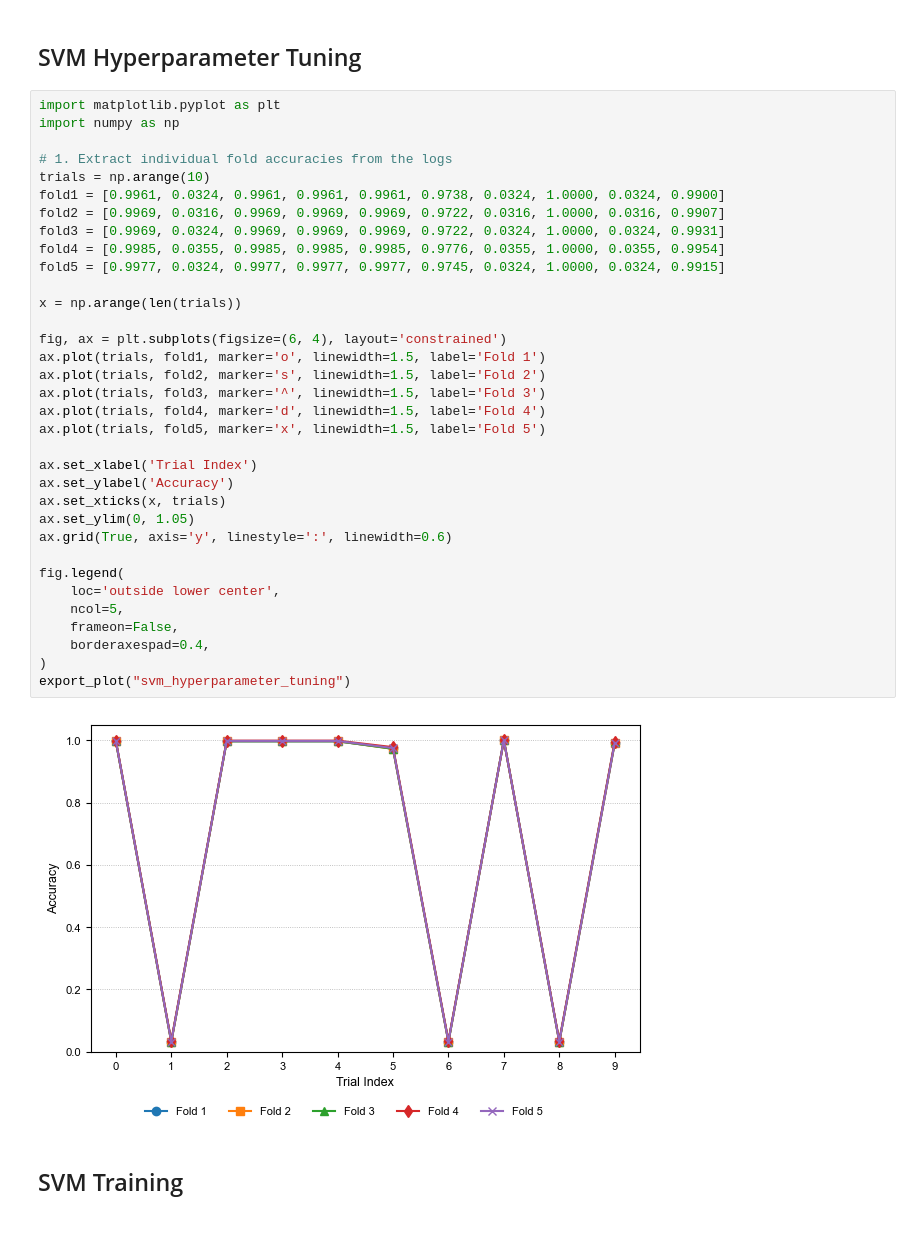
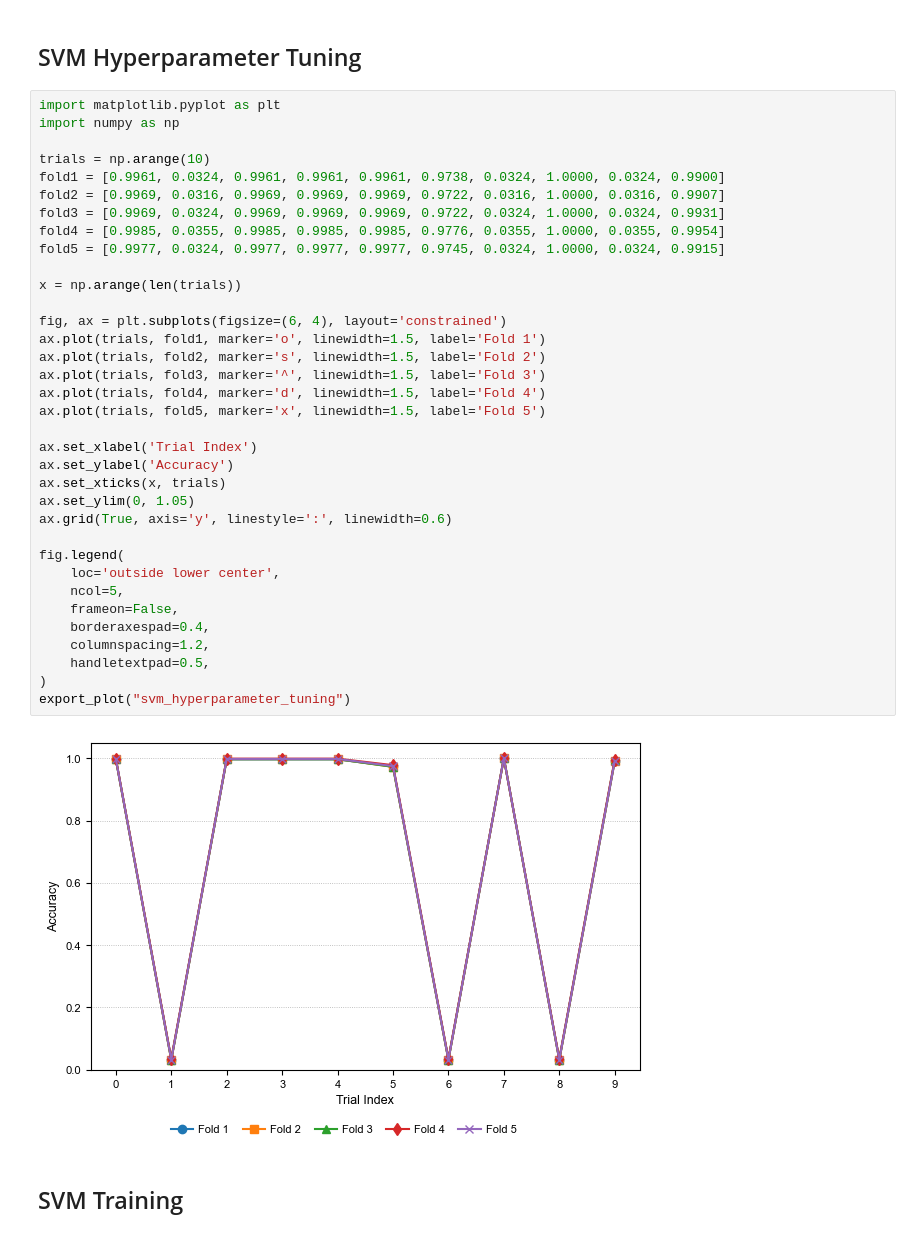
Before and after one commit to sglkc/chord-detector, a Jupyter notebook: training/notebooks/graphics/graphs.ipynb, the cells around one changed output. Cells and saved outputs as stored; diff of their text form.

```diff
--- a/training/notebooks/graphics/graphs.ipynb
+++ b/training/notebooks/graphics/graphs.ipynb
@@ -494,38 +565,39 @@ export_plot("cnn_evaluation_confusion_matrix")
 import matplotlib.pyplot as plt
 import numpy as np
 
-# 1. Extract individual fold accuracies from the logs
 trials = np.arange(10)
 fold1 = [0.9961, 0.0324, 0.9961, 0.9961, 0.9961, 0.9738, 0.0324, 1.0000, 0.0324, 0.9900]
 fold2 = [0.9969, 0.0316, 0.9969, 0.9969, 0.9969, 0.9722, 0.0316, 1.0000, 0.0316, 0.9907]
 fold3 = [0.9969, 0.0324, 0.9969, 0.9969, 0.9969, 0.9722, 0.0324, 1.0000, 0.0324, 0.9931]
 fold4 = [0.9985, 0.0355, 0.9985, 0.9985, 0.9985, 0.9776, 0.0355, 1.0000, 0.0355, 0.9954]
 fold5 = [0.9977, 0.0324, 0.9977, 0.9977, 0.9977, 0.9745, 0.0324, 1.0000, 0.0324, 0.9915]
 
 x = np.arange(len(trials))
 
 fig, ax = plt.subplots(figsize=(6, 4), layout='constrained')
 ax.plot(trials, fold1, marker='o', linewidth=1.5, label='Fold 1')
 ax.plot(trials, fold2, marker='s', linewidth=1.5, label='Fold 2')
 ax.plot(trials, fold3, marker='^', linewidth=1.5, label='Fold 3')
 ax.plot(trials, fold4, marker='d', linewidth=1.5, label='Fold 4')
 ax.plot(trials, fold5, marker='x', linewidth=1.5, label='Fold 5')
 
 ax.set_xlabel('Trial Index')
 ax.set_ylabel('Accuracy')
 ax.set_xticks(x, trials)
 ax.set_ylim(0, 1.05)
 ax.grid(True, axis='y', linestyle=':', linewidth=0.6)
 
 fig.legend(
     loc='outside lower center',
     ncol=5,
     frameon=False,
     borderaxespad=0.4,
+    columnspacing=1.2,
+    handletextpad=0.5,
 )
 export_plot("svm_hyperparameter_tuning")
 # %% [output]
-[figure, old version]
+[figure, new version]
 # %% [markdown]
 ## SVM Training
 # %%
```
Also changed, not shown: parts of 11 cells of this notebook, 1 other file.
